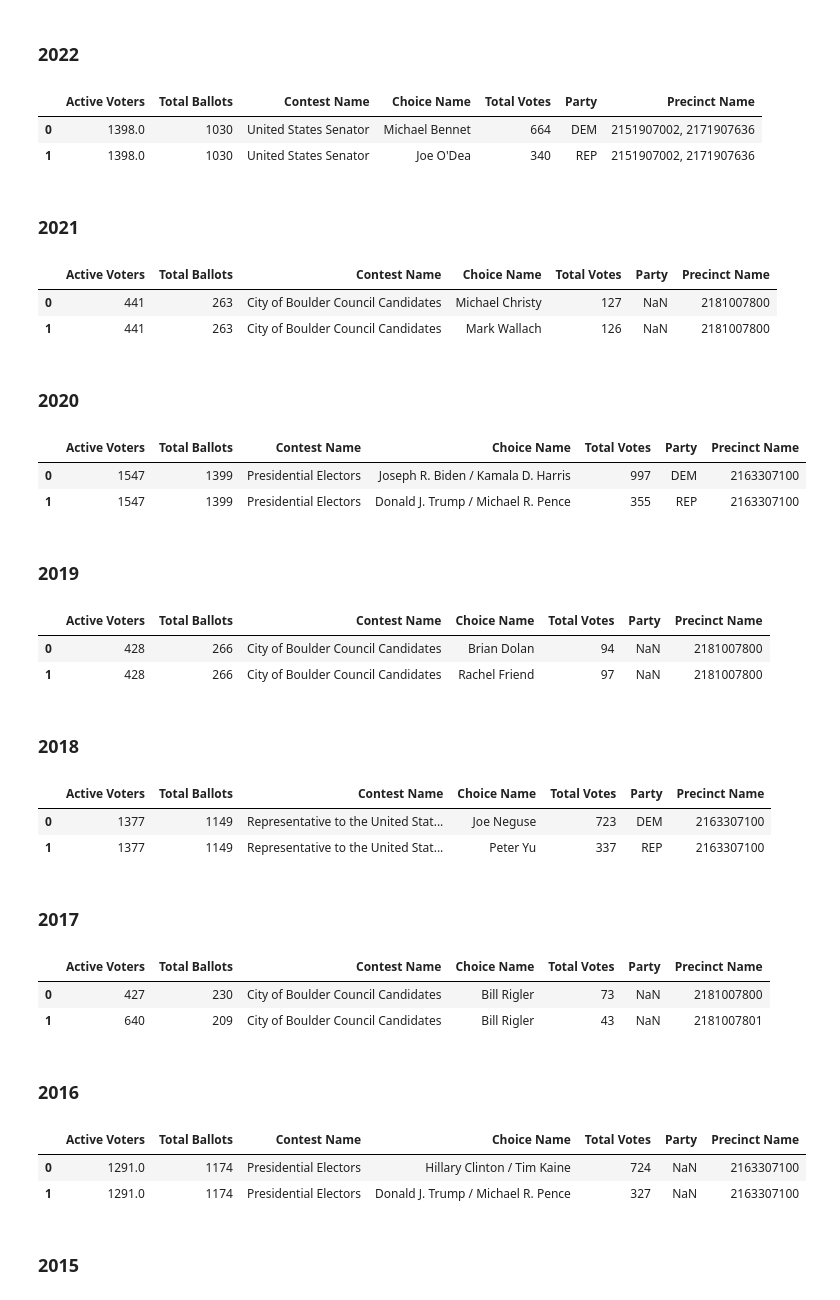
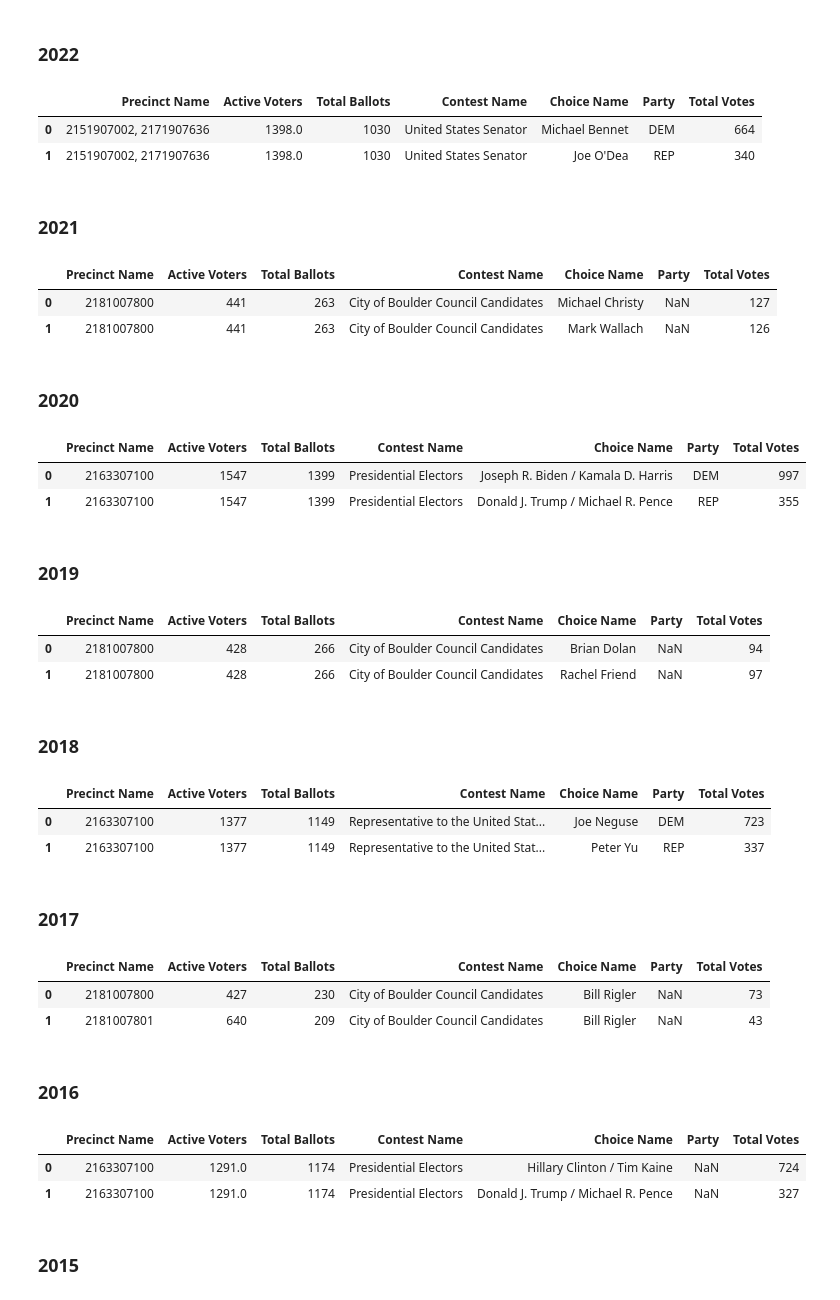
Before and after one commit to BoulderPublicData/Election-Results, a Jupyter notebook: Cleaning.ipynb, the cells around one changed output. Cells and saved outputs as stored; diff of their text form; code cells hidden in the pictures.

```diff
--- a/Cleaning.ipynb
+++ b/Cleaning.ipynb
@@ -50,50 +50,46 @@ with open('precincts.json','r') as f:
 boco_original_path = './Original Data/Boulder County/'
 boco_cleaned_path = './Cleaned Data/Boulder County/'
 
-common_cols = ['Active Voters','Total Ballots','Contest Name','Choice Name','Total Votes','Party','Precinct Name']
+common_cols = ['Precinct Name','Active Voters','Total Ballots','Contest Name','Choice Name','Party','Total Votes']
 # %% [markdown]
 ### 2022
 # %%
 # Read in file
-sov22_df = pd.read_excel(
+sov22_raw_df = pd.read_excel(
     boco_original_path + '2022-general-sov.xlsx',
     dtype={'Precinct Name \n(Long)':str}
 )
 
 # Rename columns for consistency
-sov22_df = sov22_df.rename(
+sov22_raw_df = sov22_raw_df.rename(
     columns = {
         'Contest Title':'Contest Name',
         'Precinct Name \n(Short)':'Precinct Name (Short)',
         'Precinct Name \n(Long)':'Precinct Name',
         'Active \nVoters':'Active Voters',
         'Total \nBallots':'Total Ballots',
         'Total \nVotes':'Total Votes',
         'Total \nUndervotes':'Total Undervotes',
         'Total \nOvervotes':'Total Overvotes'
     }
 )
 
-# Compute fraction of votes and turnout
-sov22_df['Fraction'] = sov22_df['Total Votes']/sov22_df['Total Ballots']
-sov22_df['Turnout'] = sov22_df['Total Votes']/sov22_df['Active Voters']
-
 # Subset to common columns
-sov22_df = sov22_df.reindex(columns=common_cols)
+sov22_df = sov22_raw_df.reindex(columns=common_cols)
 
 # Write common columns to disk
 sov22_df.to_csv(
     boco_cleaned_path + '2022-general-sov.csv',
     index = False,
     encoding='utf8'
 )
 
 # Inspect
 sov22_df.head(2)
 # %% [output]
-|  | Active Voters | Total Ballots | Contest Name | Choice Name | Total Votes | Party | Precinct Name |
-| 0 | 1398.0 | 1030 | United States Senator | Michael Bennet | 664 | DEM | 2151907002, 2171907636 |
-| 1 | 1398.0 | 1030 | United States Senator | Joe O'Dea | 340 | REP | 2151907002, 2171907636 |
+|  | Precinct Name | Active Voters | Total Ballots | Contest Name | Choice Name | Party | Total Votes |
+| 0 | 2151907002, 2171907636 | 1398.0 | 1030 | United States Senator | Michael Bennet | DEM | 664 |
+| 1 | 2151907002, 2171907636 | 1398.0 | 1030 | United States Senator | Joe O'Dea | REP | 340 |
 # %% [markdown]
 ### 2021
 # %%
@@ -124,9 +120,9 @@ sov21_df.to_csv(
 # Inspect
 sov21_df.head(2)
 # %% [output]
-|  | Active Voters | Total Ballots | Contest Name | Choice Name | Total Votes | Party | Precinct Name |
-| 0 | 441 | 263 | City of Boulder Council Candidates | Michael Christy | 127 | NaN | 2181007800 |
-| 1 | 441 | 263 | City of Boulder Council Candidates | Mark Wallach | 126 | NaN | 2181007800 |
+|  | Precinct Name | Active Voters | Total Ballots | Contest Name | Choice Name | Party | Total Votes |
+| 0 | 2181007800 | 441 | 263 | City of Boulder Council Candidates | Michael Christy | NaN | 127 |
+| 1 | 2181007800 | 441 | 263 | City of Boulder Council Candidates | Mark Wallach | NaN | 126 |
 # %% [markdown]
 ### 2020
 # %%
@@ -157,9 +153,9 @@ sov20_df.to_csv(
 # Inspect
 sov20_df.head(2)
 # %% [output]
-|  | Active Voters | Total Ballots | Contest Name | Choice Name | Total Votes | Party | Precinct Name |
-| 0 | 1547 | 1399 | Presidential Electors | Joseph R. Biden / Kamala D. Harris | 997 | DEM | 2163307100 |
-| 1 | 1547 | 1399 | Presidential Electors | Donald J. Trump / Michael R. Pence | 355 | REP | 2163307100 |
+|  | Precinct Name | Active Voters | Total Ballots | Contest Name | Choice Name | Party | Total Votes |
+| 0 | 2163307100 | 1547 | 1399 | Presidential Electors | Joseph R. Biden / Kamala D. Harris | DEM | 997 |
+| 1 | 2163307100 | 1547 | 1399 | Presidential Electors | Donald J. Trump / Michael R. Pence | REP | 355 |
 # %% [markdown]
 ### 2019
 # %%
@@ -190,9 +186,9 @@ sov19_df.to_csv(
 # Inspect
 sov19_df.head(2)
 # %% [output]
-|  | Active Voters | Total Ballots | Contest Name | Choice Name | Total Votes | Party | Precinct Name |
-| 0 | 428 | 266 | City of Boulder Council Candidates | Brian Dolan | 94 | NaN | 2181007800 |
-| 1 | 428 | 266 | City of Boulder Council Candidates | Rachel Friend | 97 | NaN | 2181007800 |
+|  | Precinct Name | Active Voters | Total Ballots | Contest Name | Choice Name | Party | Total Votes |
+| 0 | 2181007800 | 428 | 266 | City of Boulder Council Candidates | Brian Dolan | NaN | 94 |
+| 1 | 2181007800 | 428 | 266 | City of Boulder Council Candidates | Rachel Friend | NaN | 97 |
 # %% [markdown]
 ### 2018
 # %%
@@ -223,9 +219,9 @@ sov18_df.to_csv(
 # Inspect
 sov18_df.head(2)
 # %% [output]
-|  | Active Voters | Total Ballots | Contest Name | Choice Name | Total Votes | Party | Precinct Name |
-| 0 | 1377 | 1149 | Representative to the United Stat... | Joe Neguse | 723 | DEM | 2163307100 |
-| 1 | 1377 | 1149 | Representative to the United Stat... | Peter Yu | 337 | REP | 2163307100 |
+|  | Precinct Name | Active Voters | Total Ballots | Contest Name | Choice Name | Party | Total Votes |
+| 0 | 2163307100 | 1377 | 1149 | Representative to the United Stat... | Joe Neguse | DEM | 723 |
+| 1 | 2163307100 | 1377 | 1149 | Representative to the United Stat... | Peter Yu | REP | 337 |
 # %% [markdown]
 ### 2017
 # %%
@@ -256,9 +252,9 @@ sov17_df.to_csv(
 # Inspect
 sov17_df.head(2)
 # %% [output]
-|  | Active Voters | Total Ballots | Contest Name | Choice Name | Total Votes | Party | Precinct Name |
-| 0 | 427 | 230 | City of Boulder Council Candidates | Bill Rigler | 73 | NaN | 2181007800 |
-| 1 | 640 | 209 | City of Boulder Council Candidates | Bill Rigler | 43 | NaN | 2181007801 |
+|  | Precinct Name | Active Voters | Total Ballots | Contest Name | Choice Name | Party | Total Votes |
+| 0 | 2181007800 | 427 | 230 | City of Boulder Council Candidates | Bill Rigler | NaN | 73 |
+| 1 | 2181007801 | 640 | 209 | City of Boulder Council Candidates | Bill Rigler | NaN | 43 |
 # %% [markdown]
 ### 2016
 # %%
@@ -294,9 +290,9 @@ sov16_df.to_csv(
 # Inspect
 sov16_df.head(2)
 # %% [output]
-|  | Active Voters | Total Ballots | Contest Name | Choice Name | Total Votes | Party | Precinct Name |
-| 0 | 1291.0 | 1174 | Presidential Electors | Hillary Clinton / Tim Kaine | 724 | NaN | 2163307100 |
-| 1 | 1291.0 | 1174 | Presidential Electors | Donald J. Trump / Michael R. Pence | 327 | NaN | 2163307100 |
+|  | Precinct Name | Active Voters | Total Ballots | Contest Name | Choice Name | Party | Total Votes |
+| 0 | 2163307100 | 1291.0 | 1174 | Presidential Electors | Hillary Clinton / Tim Kaine | NaN | 724 |
+| 1 | 2163307100 | 1291.0 | 1174 | Presidential Electors | Donald J. Trump / Michael R. Pence | NaN | 327 |
 # %% [markdown]
 ### 2015
 # %%
```
Also changed, not shown: parts of 35 cells of this notebook, 14 other files.
